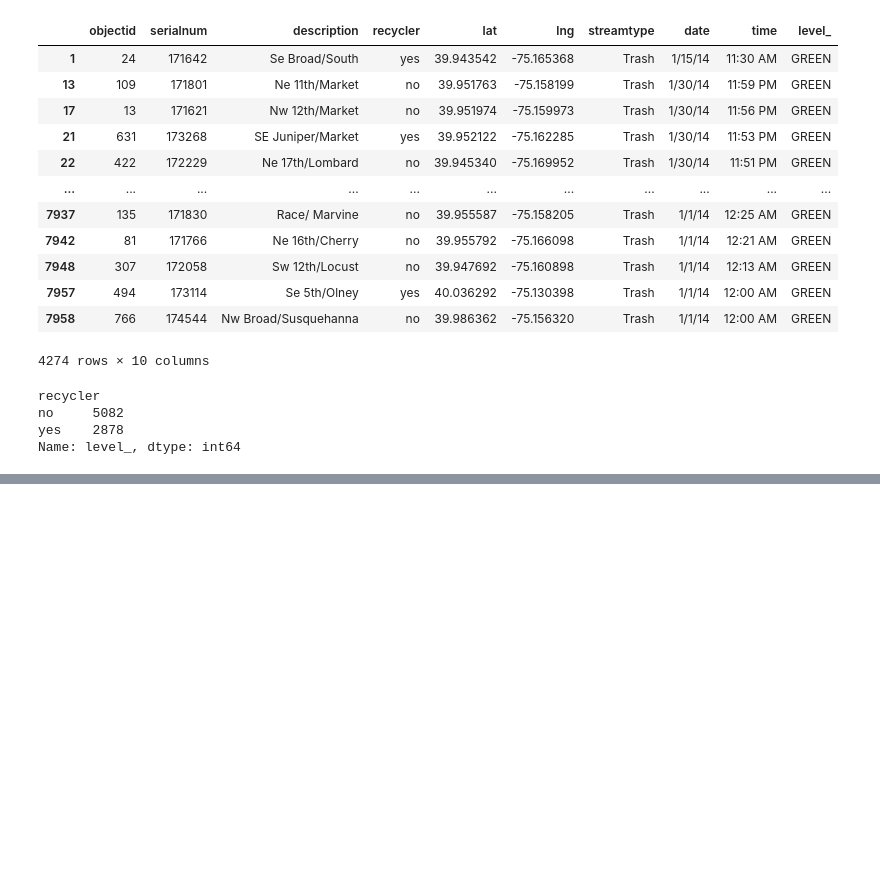
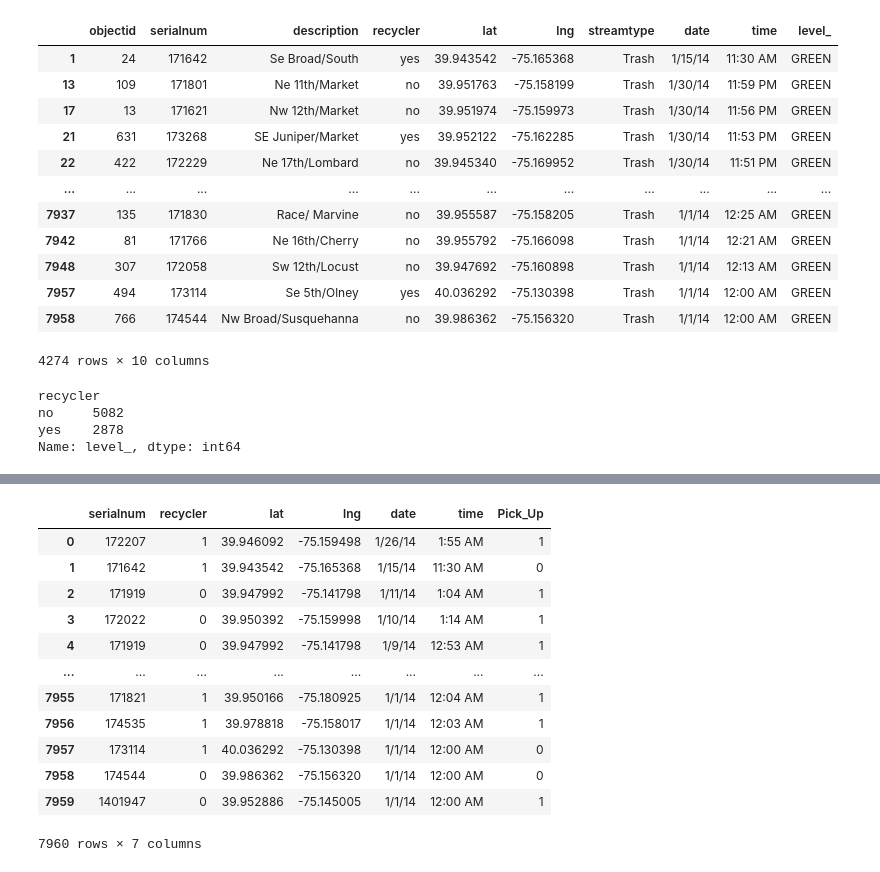
Before and after one commit to analystwil/Waste_Management, a Jupyter notebook: Jan_Waste.ipynb, the cells around one changed output, grey strips where cells are left out. Drawn from its saved outputs; the diff is of its cells as text; code cells hidden in the pictures; blank space fills up the shorter version.

```diff
--- a/Jan_Waste.ipynb
+++ b/Jan_Waste.ipynb
@@ -150,0 +189,39 @@ Name: level_, dtype: int64
+# %%
+go_nogo_list = []
+
+for color in waste_data_df["level_"].values:
+    if color == "GREEN":
+        go_nogo_list.append(0)
+    if color == "RED":
+        go_nogo_list.append(1)
+    if color == "YELLOW":
+        go_nogo_list.append(1)
+
+waste_data_df["Pick_Up"] = go_nogo_list
+
+recycler_list = []
+
+for color in waste_data_df["recycler"].values:
+    if color == "yes":
+        recycler_list.append(1)
+    if color == "no":
+        recycler_list.append(0)
+
+waste_data_df["recycler"] = recycler_list
+
+waste_data_df = waste_data_df.drop(["level_","description","streamtype"],axis=1)
+waste_data_df
+# %% [output]
+|  | serialnum | recycler | lat | lng | date | time | Pick_Up |
+| 0 | 172207 | 1 | 39.946092 | -75.159498 | 1/26/14 | 1:55 AM | 1 |
+| 1 | 171642 | 1 | 39.943542 | -75.165368 | 1/15/14 | 11:30 AM | 0 |
+| 2 | 171919 | 0 | 39.947992 | -75.141798 | 1/11/14 | 1:04 AM | 1 |
+| 3 | 172022 | 0 | 39.950392 | -75.159998 | 1/10/14 | 1:14 AM | 1 |
+| 4 | 171919 | 0 | 39.947992 | -75.141798 | 1/9/14 | 12:53 AM | 1 |
+| ... | ... | ... | ... | ... | ... | ... | ... |
+| 7955 | 171821 | 1 | 39.950166 | -75.180925 | 1/1/14 | 12:04 AM | 1 |
+| 7956 | 174535 | 1 | 39.978818 | -75.158017 | 1/1/14 | 12:03 AM | 1 |
+| 7957 | 173114 | 1 | 40.036292 | -75.130398 | 1/1/14 | 12:00 AM | 0 |
+| 7958 | 174544 | 0 | 39.986362 | -75.156320 | 1/1/14 | 12:00 AM | 0 |
+| 7959 | 1401947 | 0 | 39.952886 | -75.145005 | 1/1/14 | 12:00 AM | 1 |
+7960 rows × 7 columns
```
Also changed, not shown: parts of 22 cells of this notebook, 2 other files.
